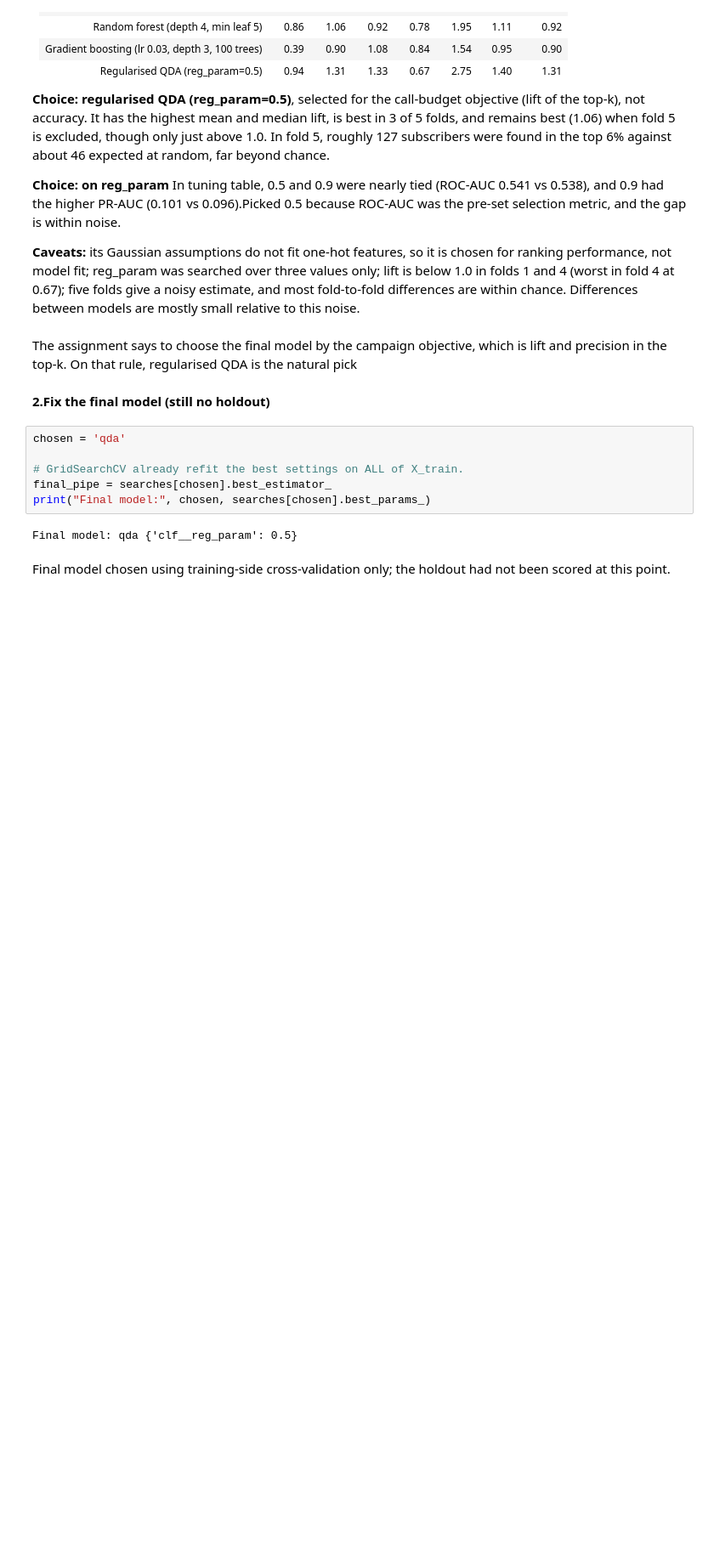
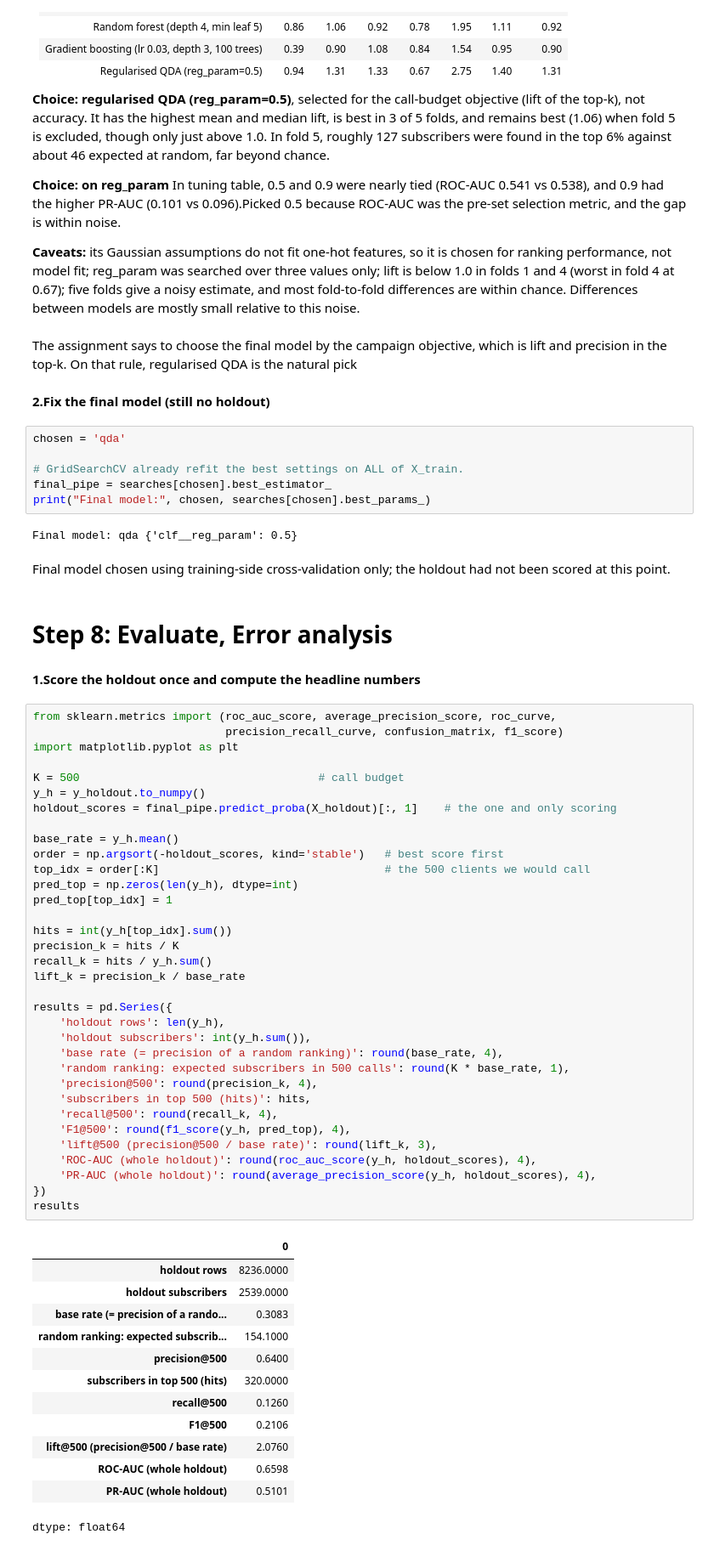
Before and after one commit to ShreyaKantamsetty/bank-campaign-prediction, a Jupyter notebook: notebooks/task1.ipynb, the cells around one changed output. Shown at 85% size. Drawn from its saved outputs; the diff is of its cells as text; blank space fills up the shorter version.

```diff
--- a/notebooks/task1.ipynb
+++ b/notebooks/task1.ipynb
@@ -1199,3 +1199,55 @@ print("Final model:", chosen, searches[chosen].best_params_)
 Final model: qda {'clf__reg_param': 0.5}
 # %% [markdown]
 Final model chosen using training-side cross-validation only; the holdout had not been scored at this point.
+# %% [markdown]
+# Step 8: Evaluate, Error analysis
+# %% [markdown]
+**1.Score the holdout once and compute the headline numbers**
+# %%
+from sklearn.metrics import (roc_auc_score, average_precision_score, roc_curve,
+                             precision_recall_curve, confusion_matrix, f1_score)
+import matplotlib.pyplot as plt
+
+K = 500                                    # call budget
+y_h = y_holdout.to_numpy()
+holdout_scores = final_pipe.predict_proba(X_holdout)[:, 1]    # the one and only scoring
+
+base_rate = y_h.mean()
+order = np.argsort(-holdout_scores, kind='stable')   # best score first
+top_idx = order[:K]                                  # the 500 clients we would call
+pred_top = np.zeros(len(y_h), dtype=int)
+pred_top[top_idx] = 1
+
+hits = int(y_h[top_idx].sum())
+precision_k = hits / K
+recall_k = hits / y_h.sum()
+lift_k = precision_k / base_rate
+
+results = pd.Series({
+    'holdout rows': len(y_h),
+    'holdout subscribers': int(y_h.sum()),
+    'base rate (= precision of a random ranking)': round(base_rate, 4),
+    'random ranking: expected subscribers in 500 calls': round(K * base_rate, 1),
+    'precision@500': round(precision_k, 4),
+    'subscribers in top 500 (hits)': hits,
+    'recall@500': round(recall_k, 4),
+    'F1@500': round(f1_score(y_h, pred_top), 4),
+    'lift@500 (precision@500 / base rate)': round(lift_k, 3),
+    'ROC-AUC (whole holdout)': round(roc_auc_score(y_h, holdout_scores), 4),
+    'PR-AUC (whole holdout)': round(average_precision_score(y_h, holdout_scores), 4),
+})
+results
+# %% [output]
+|  | 0 |
+| holdout rows | 8236.0000 |
+| holdout subscribers | 2539.0000 |
+| base rate (= precision of a rando... | 0.3083 |
+| random ranking: expected subscrib... | 154.1000 |
+| precision@500 | 0.6400 |
+| subscribers in top 500 (hits) | 320.0000 |
+| recall@500 | 0.1260 |
+| F1@500 | 0.2106 |
+| lift@500 (precision@500 / base rate) | 2.0760 |
+| ROC-AUC (whole holdout) | 0.6598 |
+| PR-AUC (whole holdout) | 0.5101 |
+dtype: float64
```
Also changed, not shown: parts of 11 cells of this notebook.
